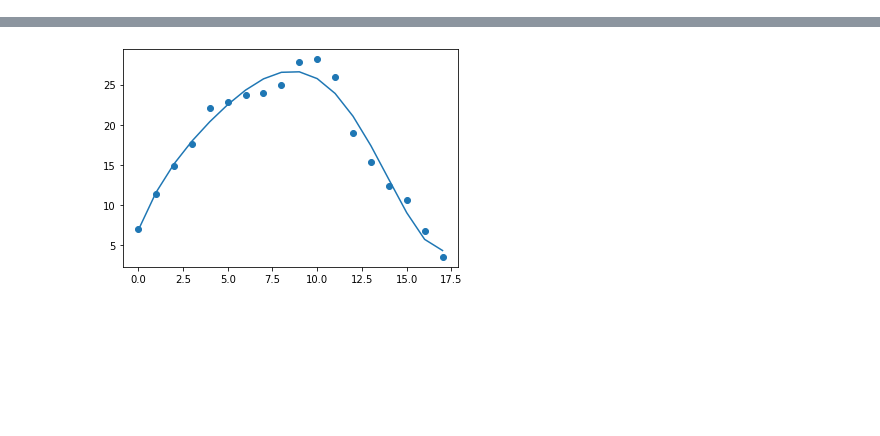
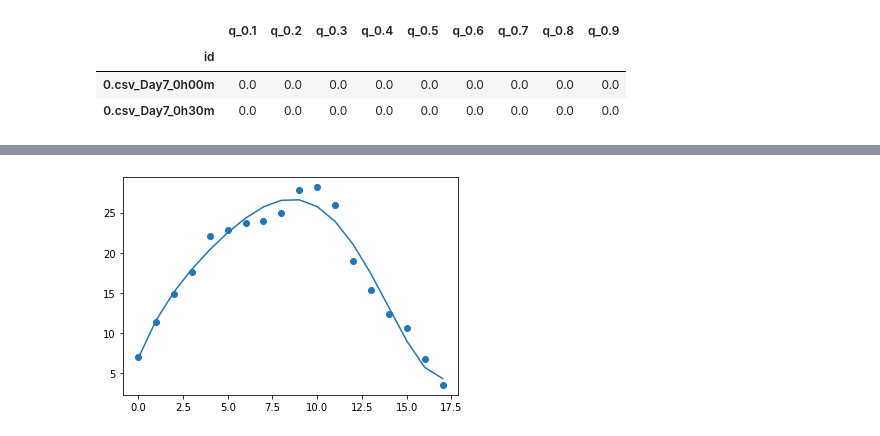
Before and after one commit to marvelous-koala/unlimited_power, a Jupyter notebook: EDA/IDA.ipynb, the cells around one changed output, grey strips where cells are left out. Cells and saved outputs as stored; diff of their text form; code cells hidden in the pictures; blank space fills up the shorter version.

```diff
--- a/EDA/IDA.ipynb
+++ b/EDA/IDA.ipynb
@@ -20,2 +23,7 @@ raw_data = pd.read_csv('/content/drive/MyDrive/submissions/submission_nowind1.85
+# %%
+# 데이터 불러오기
+
+raw_data = pd.read_csv('/content/drive/MyDrive/Jupyter/unlimited_power/EDA/submission_paramtryiter4.csv')
+submission = pd.read_csv('/content/drive/MyDrive/Jupyter/unlimited_power/raw_data/sample_submission.csv')
 # %%
 dataset = raw_data.copy()
@@ -24 +30,12 @@ submission = pd.read_csv('/content/drive/MyDrive/Jupyter/unlimited_power/raw_dat
+# %%
+# 만약에 안 불러오고 LGBM 끝에 붙인다면, 적당히 수정해서 여기부터 돌리면 됨.
+# 일단 input은 다음과 같은 모양(인덱스, 칼럼으로 만들고 시작하기를 추천, 안 그러면 for 문에서 오류 발생)
+
+dataset.set_index('id', inplace = True)
+dataset.head(2)
+# %% [output]
+|  | q_0.1 | q_0.2 | q_0.3 | q_0.4 | q_0.5 | q_0.6 | q_0.7 | q_0.8 | q_0.9 |
+| id |  |  |  |  |  |  |  |  |  |
+| 0.csv_Day7_0h00m | 0.0 | 0.0 | 0.0 | 0.0 | 0.0 | 0.0 | 0.0 | 0.0 | 0.0 |
+| 0.csv_Day7_0h30m | 0.0 | 0.0 | 0.0 | 0.0 | 0.0 | 0.0 | 0.0 | 0.0 | 0.0 |
 # %%
```
Also changed, not shown: parts of 23 cells of this notebook.
